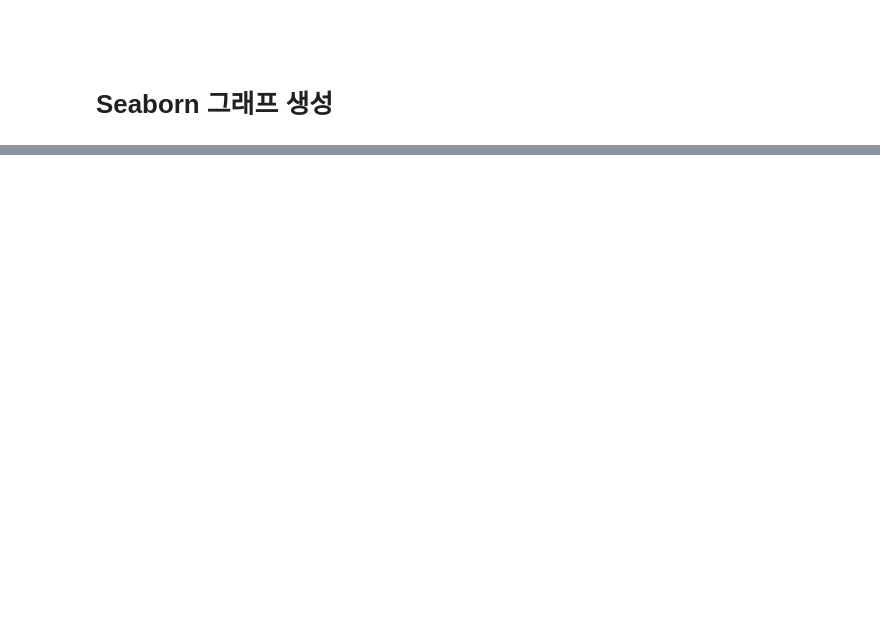
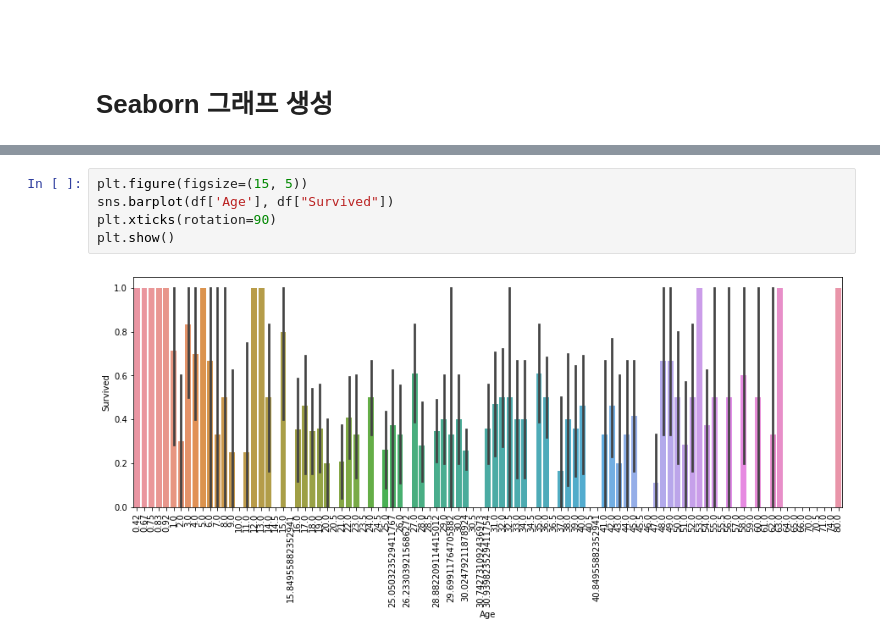
Before and after one commit to hipster4020/codingtest, a Jupyter notebook: sklearn/eda.ipynb, the cells around one changed output, grey strips where cells are left out. Cells and saved outputs as stored; diff of their text form; blank space fills up the shorter version.

```diff
--- a/sklearn/eda.ipynb
+++ b/sklearn/eda.ipynb
@@ -344,0 +355,7 @@ plt.show()
+# %%
+plt.figure(figsize=(15, 5))
+sns.barplot(df['Age'], df["Survived"])
+plt.xticks(rotation=90)
+plt.show()
+# %% [output]
+[figure, added]
```
Also changed, not shown: parts of 9 cells of this notebook.
